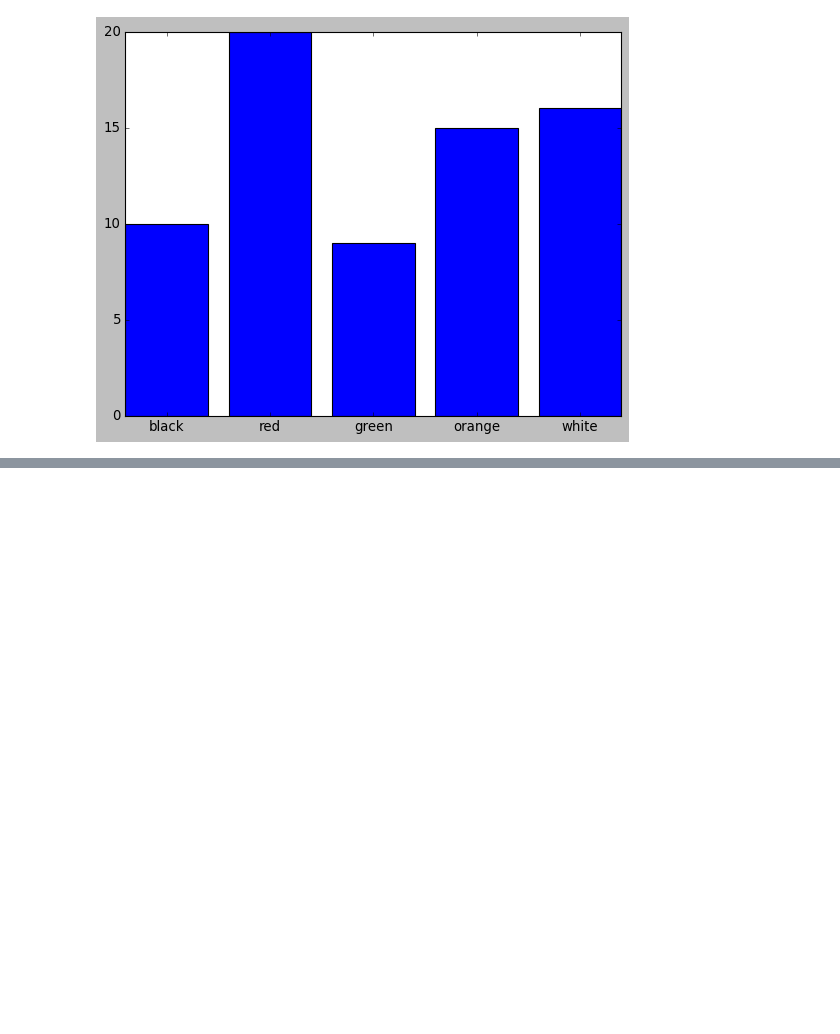
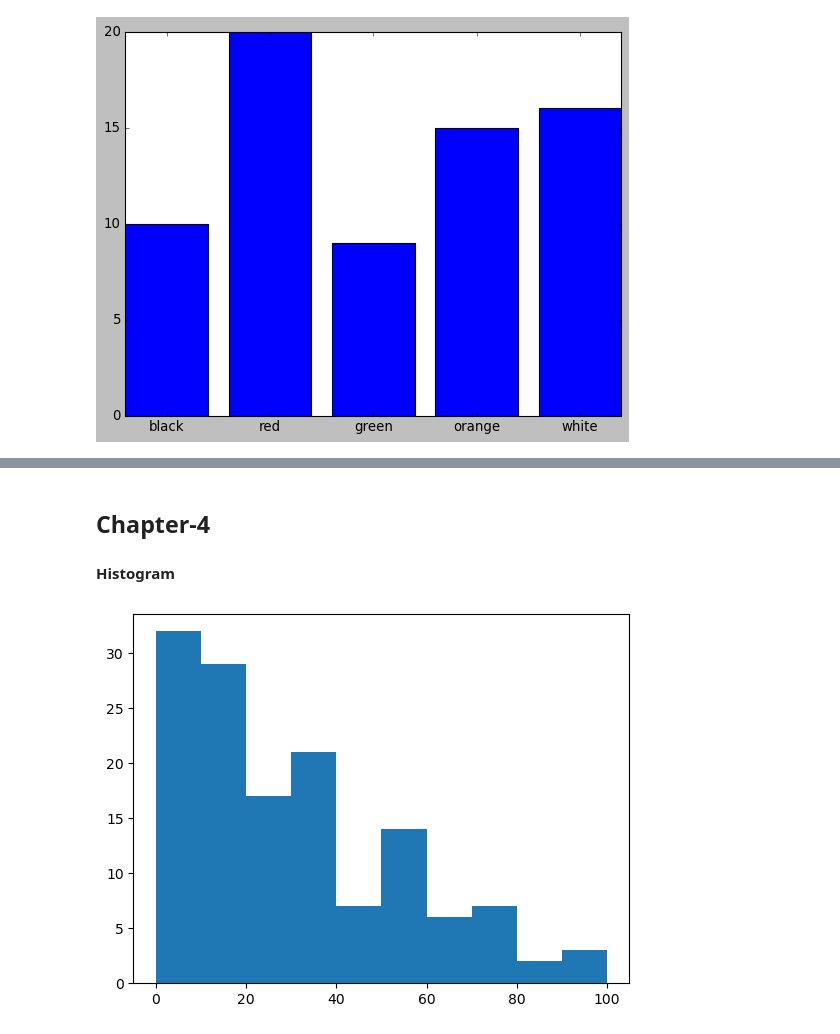
Before and after one commit to EthicalCoder96/Matplotlib, a Jupyter notebook: Basic2.ipynb, the cells around one changed output, grey strips where cells are left out. Cells and saved outputs as stored; diff of their text form; code cells hidden in the pictures; blank space fills up the shorter version.

```diff
--- a/Basic2.ipynb
+++ b/Basic2.ipynb
@@ -170,0 +213,12 @@ plt.show()
+# %% [markdown]
+## **Chapter-4**
+#### Histogram
+# %%
+import matplotlib.pyplot as plt
+import numpy as np
+import pandas as pd
+vkData = pd.read_csv('vk.csv')
+plt.hist(vkData['batsman_runs'],bins=[0,10,20,30,40,50,60,70,80,90,100])
+plt.show()
+# %% [output]
+[figure, added]
```
Also changed, not shown: parts of 12 cells of this notebook, 1 other file.
